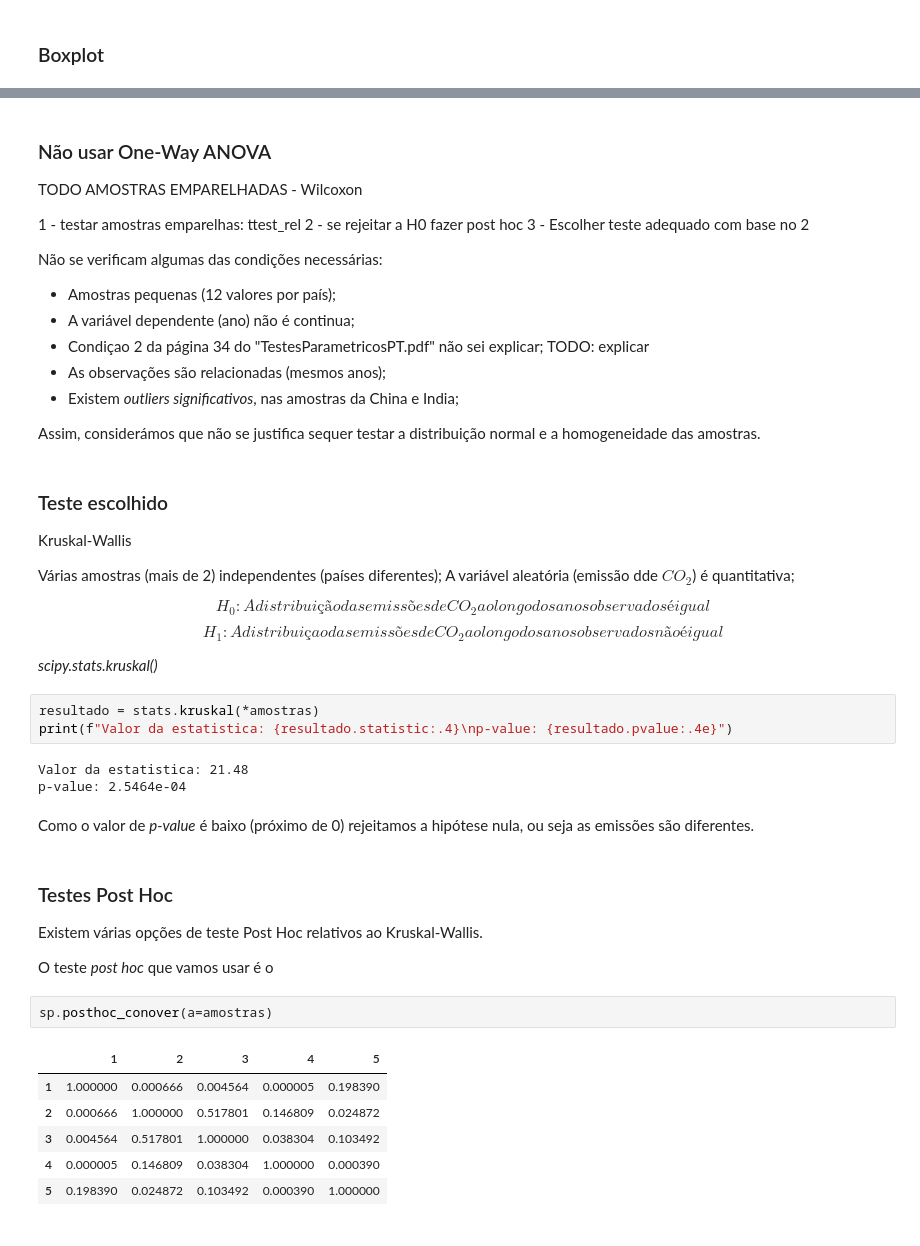
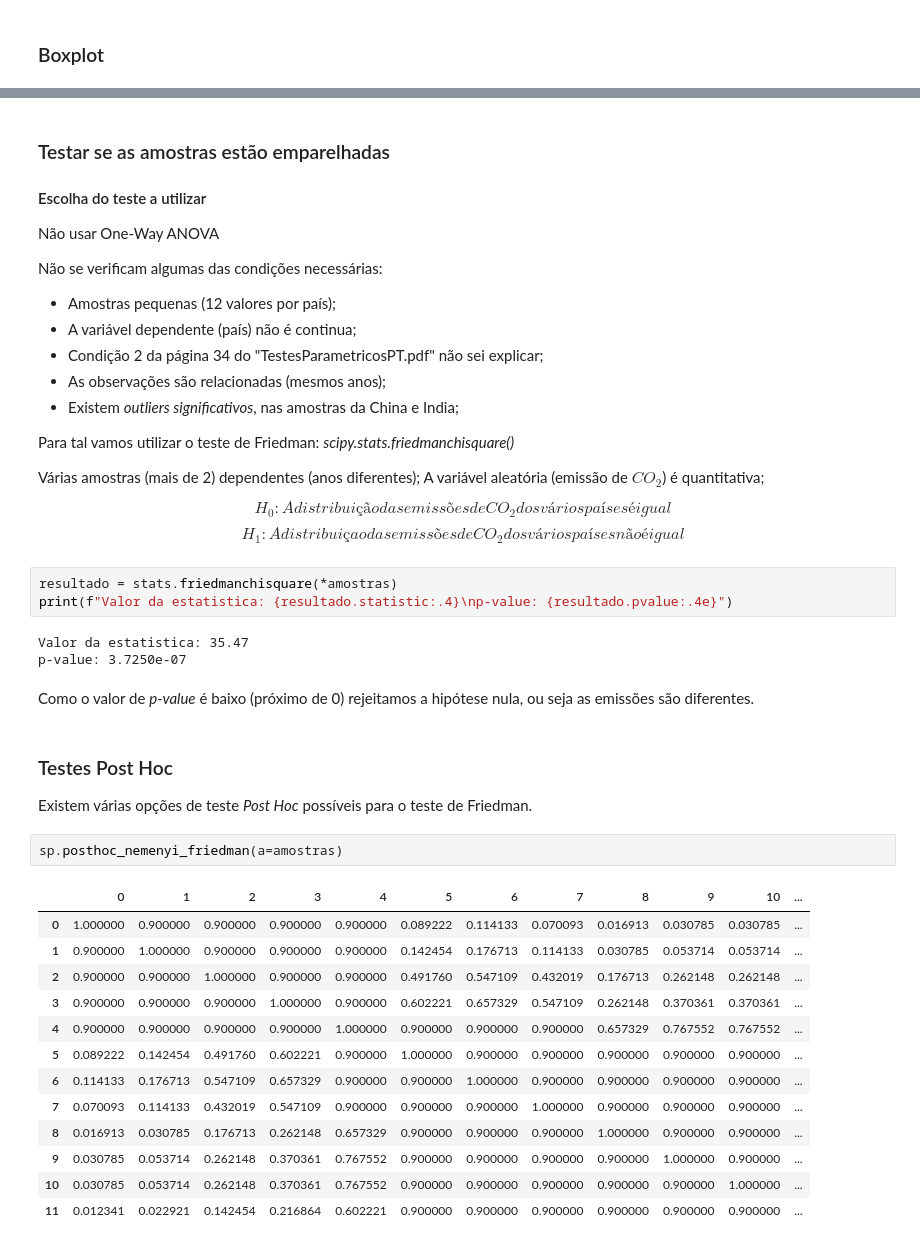
Before and after one commit to preis/anadi_2024, a Jupyter notebook: notebooks/Trabalho 1/Trabalho 4.2 3.ipynb, the cells around one changed output, grey strips where cells are left out. Saved outputs shown, nothing was run; the diff lists cells and outputs as text.

Commit message:
feat:  codigo 4.2 num só ficheiro, 4.2.3 corrigido para Friedman

```diff
--- a/notebooks/Trabalho 1/Trabalho 4.2 3.ipynb
+++ b/notebooks/Trabalho 1/Trabalho 4.2 3.ipynb
@@ -77,56 +77,51 @@ _ = ax_bp_co2.set_title(r"Emissão CO$_2$ (milhões de toneladas)")
 # %% [markdown]
-### Não usar One-Way ANOVA
+### Testar se as amostras estão emparelhadas
 
-TODO
-AMOSTRAS EMPARELHADAS - Wilcoxon
+#### Escolha do teste a utilizar
 
-1 - testar amostras emparelhas: ttest_rel
-2 - se rejeitar a H0 fazer post hoc
-3 - Escolher teste adequado com base no 2
-
-
+Não usar One-Way ANOVA
 
 Não se verificam algumas das condições necessárias:
 - Amostras pequenas (12 valores por país);
-- A variável dependente (ano) não é continua;
-- Condiçao 2 da página 34 do "TestesParametricosPT.pdf" não sei explicar; TODO: explicar
+- A variável dependente (país) não é continua;
+- Condição 2 da página 34 do "TestesParametricosPT.pdf" não sei explicar;
 - As observações são relacionadas (mesmos anos);
 - Existem *outliers significativos*, nas amostras da China e India;
 
-Assim, considerámos que não se justifica sequer testar a distribuição normal e a homogeneidade das amostras.
+
+Para tal vamos utilizar o teste de Friedman: *scipy.stats.friedmanchisquare()*
+
+Várias amostras (mais de 2) dependentes (anos diferentes);
+A variável aleatória (emissão de $CO_2$) é quantitativa;
+
+$$H_0: A distribuição das emissões de CO_2 dos vários países é igual$$
+$$H_1: A distribuiçao das emissões de CO_2 dos vários países não é igual$$
-# %% [markdown]
-### Teste escolhido
-
-Kruskal-Wallis
-
-Várias amostras (mais de 2) independentes (países diferentes);
-A variável aleatória (emissão dde $CO_2$) é quantitativa;
-
-$$H_0: A distribuição das emissões de CO_2 ao longo dos anos observados é igual$$
-$$H_1: A distribuiçao das emissões de CO_2 ao longo dos anos observados não é igual$$
-
-*scipy.stats.kruskal()*
 # %%
-resultado = stats.kruskal(*amostras)
+resultado = stats.friedmanchisquare(*amostras)
 print(f"Valor da estatistica: {resultado.statistic:.4}\np-value: {resultado.pvalue:.4e}")
 # %% [output]
-Valor da estatistica: 21.48
-p-value: 2.5464e-04
+Valor da estatistica: 35.47
+p-value: 3.7250e-07
 # %% [markdown]
 Como o valor de *p-value* é baixo (próximo de 0) rejeitamos a hipótese nula, ou seja as emissões são diferentes.
 # %% [markdown]
 ### Testes Post Hoc
 
-Existem várias opções de teste Post Hoc relativos ao Kruskal-Wallis.
-
-O teste *post hoc* que vamos usar é o
+Existem várias opções de teste *Post Hoc* possíveis para o teste de Friedman.
 # %%
-sp.posthoc_conover(a=amostras)
+sp.posthoc_nemenyi_friedman(a=amostras)
 # %% [output]
-|  | 1 | 2 | 3 | 4 | 5 |
-| 1 | 1.000000 | 0.000666 | 0.004564 | 0.000005 | 0.198390 |
-| 2 | 0.000666 | 1.000000 | 0.517801 | 0.146809 | 0.024872 |
-| 3 | 0.004564 | 0.517801 | 1.000000 | 0.038304 | 0.103492 |
-| 4 | 0.000005 | 0.146809 | 0.038304 | 1.000000 | 0.000390 |
-| 5 | 0.198390 | 0.024872 | 0.103492 | 0.000390 | 1.000000 |
+|  | 0 | 1 | 2 | 3 | 4 | 5 | 6 | 7 | 8 | 9 | 10 | ... |
+| 0 | 1.000000 | 0.900000 | 0.900000 | 0.900000 | 0.900000 | 0.089222 | 0.114133 | 0.070093 | 0.016913 | 0.030785 | 0.030785 | ... |
+| 1 | 0.900000 | 1.000000 | 0.900000 | 0.900000 | 0.900000 | 0.142454 | 0.176713 | 0.114133 | 0.030785 | 0.053714 | 0.053714 | ... |
+| 2 | 0.900000 | 0.900000 | 1.000000 | 0.900000 | 0.900000 | 0.491760 | 0.547109 | 0.432019 | 0.176713 | 0.262148 | 0.262148 | ... |
+| 3 | 0.900000 | 0.900000 | 0.900000 | 1.000000 | 0.900000 | 0.602221 | 0.657329 | 0.547109 | 0.262148 | 0.370361 | 0.370361 | ... |
+| 4 | 0.900000 | 0.900000 | 0.900000 | 0.900000 | 1.000000 | 0.900000 | 0.900000 | 0.900000 | 0.657329 | 0.767552 | 0.767552 | ... |
+| 5 | 0.089222 | 0.142454 | 0.491760 | 0.602221 | 0.900000 | 1.000000 | 0.900000 | 0.900000 | 0.900000 | 0.900000 | 0.900000 | ... |
+| 6 | 0.114133 | 0.176713 | 0.547109 | 0.657329 | 0.900000 | 0.900000 | 1.000000 | 0.900000 | 0.900000 | 0.900000 | 0.900000 | ... |
+| 7 | 0.070093 | 0.114133 | 0.432019 | 0.547109 | 0.900000 | 0.900000 | 0.900000 | 1.000000 | 0.900000 | 0.900000 | 0.900000 | ... |
+| 8 | 0.016913 | 0.030785 | 0.176713 | 0.262148 | 0.657329 | 0.900000 | 0.900000 | 0.900000 | 1.000000 | 0.900000 | 0.900000 | ... |
+| 9 | 0.030785 | 0.053714 | 0.262148 | 0.370361 | 0.767552 | 0.900000 | 0.900000 | 0.900000 | 0.900000 | 1.000000 | 0.900000 | ... |
+| 10 | 0.030785 | 0.053714 | 0.262148 | 0.370361 | 0.767552 | 0.900000 | 0.900000 | 0.900000 | 0.900000 | 0.900000 | 1.000000 | ... |
+| 11 | 0.012341 | 0.022921 | 0.142454 | 0.216864 | 0.602221 | 0.900000 | 0.900000 | 0.900000 | 0.900000 | 0.900000 | 0.900000 | ... |
 # %%
```
Also changed, not shown: parts of 5 cells of this notebook, 1 other file.
